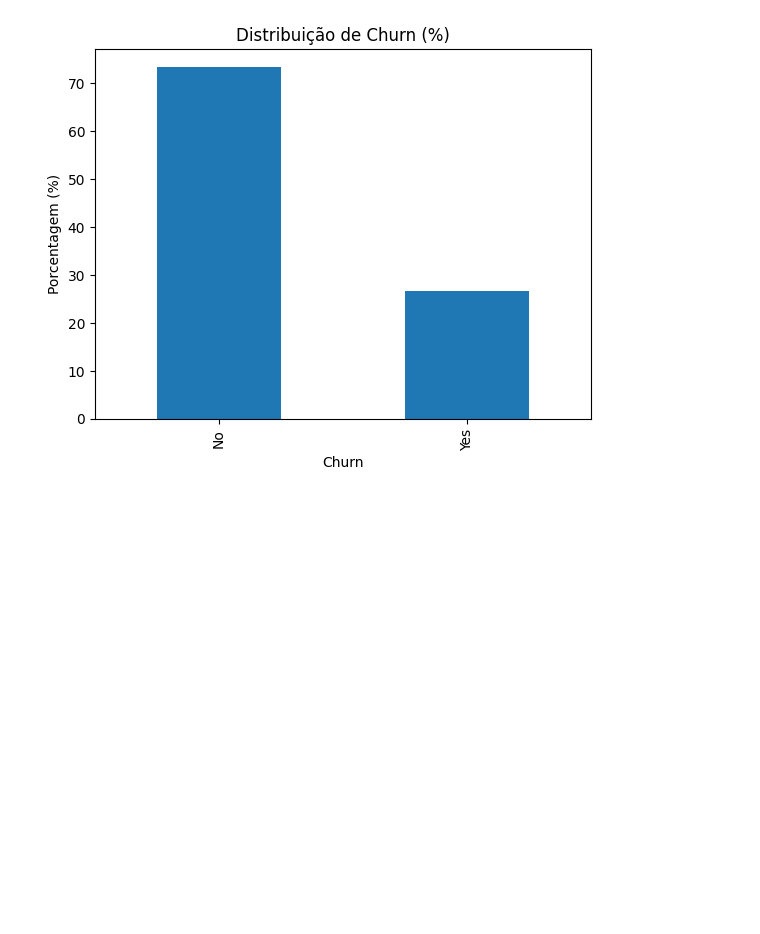
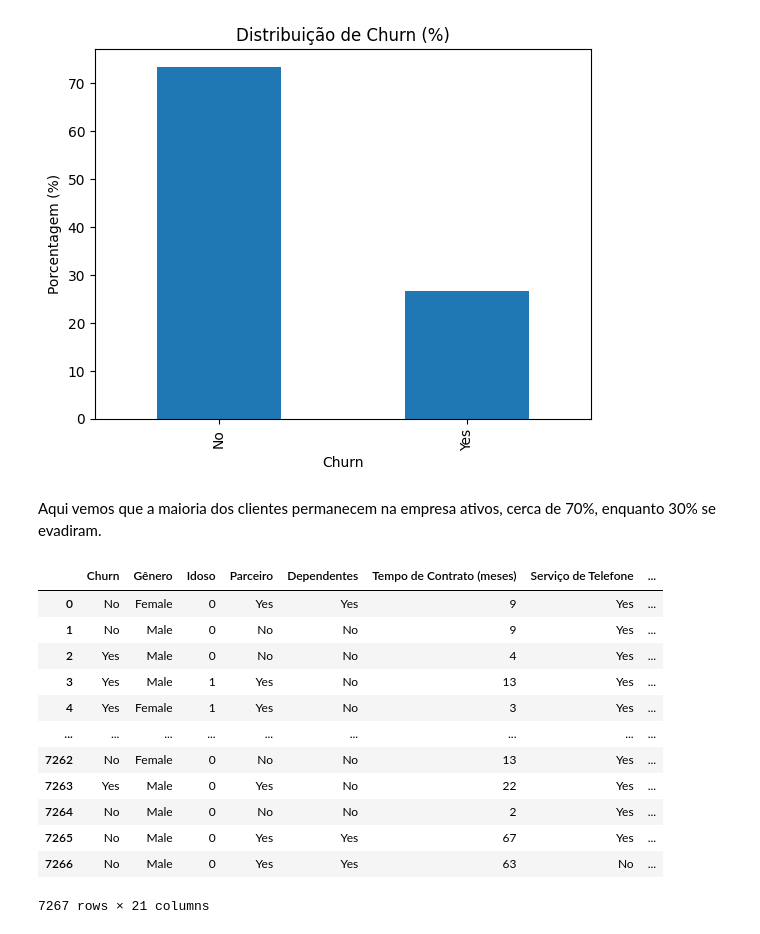
Before and after one commit to Fawller97/Telecom_X_2, a Jupyter notebook: TelecomX2.ipynb, the cells around one changed output. Saved outputs shown, nothing was run; the diff lists cells and outputs as text; code cells hidden in the pictures; blank space fills up the shorter version.

```diff
--- a/TelecomX2.ipynb
+++ b/TelecomX2.ipynb
@@ -136,3 +137,21 @@ plt.ylabel('Porcentagem (%)')
 plt.show()
 # %% [output]
 [figure]
+# %% [markdown]
+Aqui vemos que a maioria dos clientes permanecem na empresa ativos, cerca de 70%, enquanto 30% se evadiram.
+# %%
+df
+# %% [output]
+|  | Churn | Gênero | Idoso | Parceiro | Dependentes | Tempo de Contrato (meses) | Serviço de Telefone | ... |
+| 0 | No | Female | 0 | Yes | Yes | 9 | Yes | ... |
+| 1 | No | Male | 0 | No | No | 9 | Yes | ... |
+| 2 | Yes | Male | 0 | No | No | 4 | Yes | ... |
+| 3 | Yes | Male | 1 | Yes | No | 13 | Yes | ... |
+| 4 | Yes | Female | 1 | Yes | No | 3 | Yes | ... |
+| ... | ... | ... | ... | ... | ... | ... | ... | ... |
+| 7262 | No | Female | 0 | No | No | 13 | Yes | ... |
+| 7263 | Yes | Male | 0 | Yes | No | 22 | Yes | ... |
+| 7264 | No | Male | 0 | No | No | 2 | Yes | ... |
+| 7265 | No | Male | 0 | Yes | Yes | 67 | Yes | ... |
+| 7266 | No | Male | 0 | Yes | Yes | 63 | No | ... |
+7267 rows × 21 columns
```
Also changed, not shown: parts of 18 cells of this notebook.
